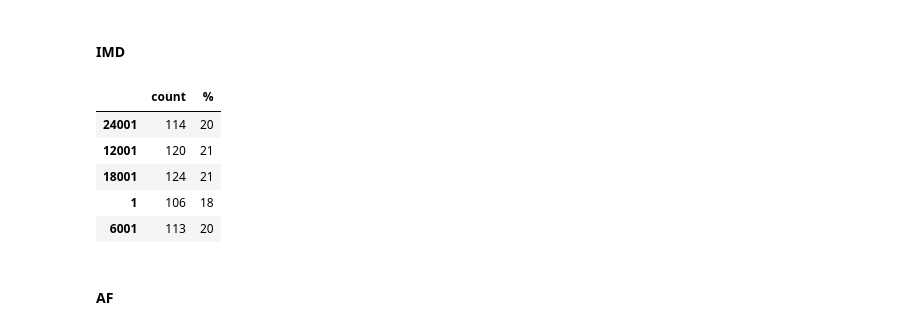
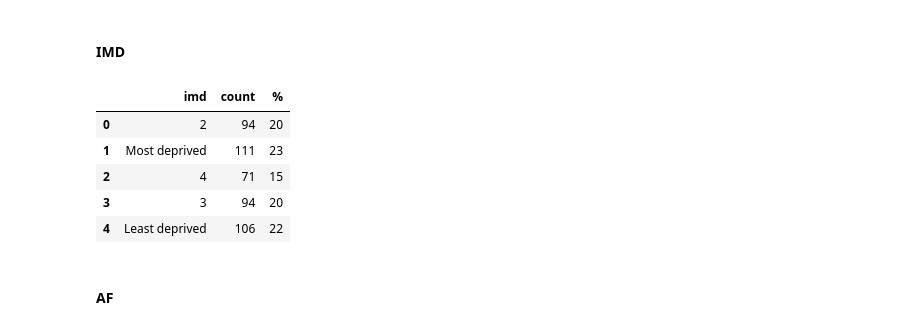
Before and after one commit to opensafely/mechanical-valve-anticoag, a Jupyter notebook: analysis/notebook.ipynb, the cells around one changed output. Drawn from its saved outputs; the diff is of its cells as text; code cells hidden in the pictures.

```diff
--- a/analysis/notebook.ipynb
+++ b/analysis/notebook.ipynb
@@ -453,6 +481,18 @@ total = ethnicity_df['count'].sum()
 def calculate_percent(row, total):
     row['%'] = (row['count']/total)*100
     return row
-ethnicity_df.apply(lambda row: calculate_percent(row, total), axis=1)
+ethnicity_df = ethnicity_df.apply(lambda row: calculate_percent(row, total), axis=1)
+
+other_count = 0
+def get_other_count(row):
+    count = row['count']
+    if count<=5:
+        other_count+=count
+
+ethnicity_df.apply(lambda row: get_other_count(row), axis=1)
+ethnicity_df = ethnicity_df[ethnicity_df['count']>5]
+
+ethnicity_df.append(pd.DataFrame(['-', other_count, 'Other']))
+ethnicity_df
 # %% [output]
 |  | count | % |
@@ -469,21 +509,48 @@ ethnicity_df.apply(lambda row: calculate_percent(row, total), axis=1)
 # %%
 imd_dict = demographic_counts['imd']
 imd_df = pd.DataFrame.from_dict(imd_dict, orient='index').rename(columns={'index': 'row', 0: 'count'})
 
 total = imd_df['count'].sum()
 
 
 def calculate_percent(row, total):
     row['%'] = (row['count']/total)*100
     return row
-imd_df.apply(lambda row: calculate_percent(row, total), axis=1)
+imd_df = imd_df.apply(lambda row: calculate_percent(row, total), axis=1)
+imd_df = imd_df.reset_index()
+
+imd_df = imd_df.rename(columns={'index': 'imd'})
+
+
+def calculate_imd_group(df):
+    imd_column = pd.to_numeric(df['imd'])
+    df['imd'] = pd.qcut(imd_column, q=5,duplicates="drop", labels=['Most deprived', '2', '3', '4', 'Least deprived'])
+
+    return df
+
+imd_df = calculate_imd_group(imd_df)
+
+
+
+
+other_count = 0
+def get_other_count(row):
+    count = row['count']
+    if count<=5:
+        other_count+=count
+
+imd_df.apply(lambda row: get_other_count(row), axis=1)
+imd_df = imd_df[imd_df['count']>5]
+
+imd_df.append(pd.DataFrame(['-', other_count, 'Other']))
+imd_df
 # %% [output]
-|  | count | % |
-| 24001 | 114 | 20 |
-| 12001 | 120 | 21 |
-| 18001 | 124 | 21 |
-| 1 | 106 | 18 |
-| 6001 | 113 | 20 |
+|  | imd | count | % |
+| 0 | 2 | 94 | 20 |
+| 1 | Most deprived | 111 | 23 |
+| 2 | 4 | 71 | 15 |
+| 3 | 3 | 94 | 20 |
+| 4 | Least deprived | 106 | 22 |
 # %% [markdown]
 #### AF
 # %%
```
Also changed, not shown: parts of 17 cells of this notebook, 1 other file.
